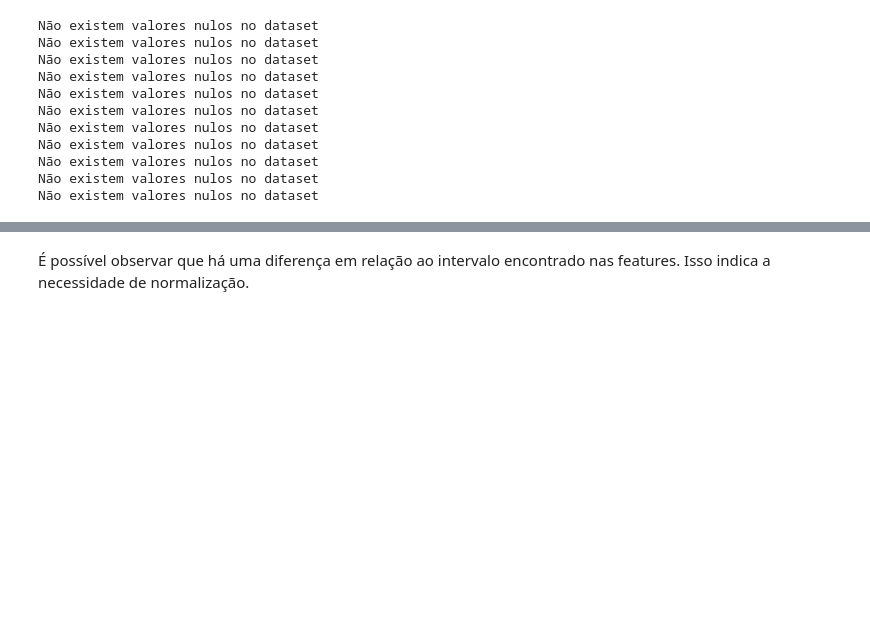
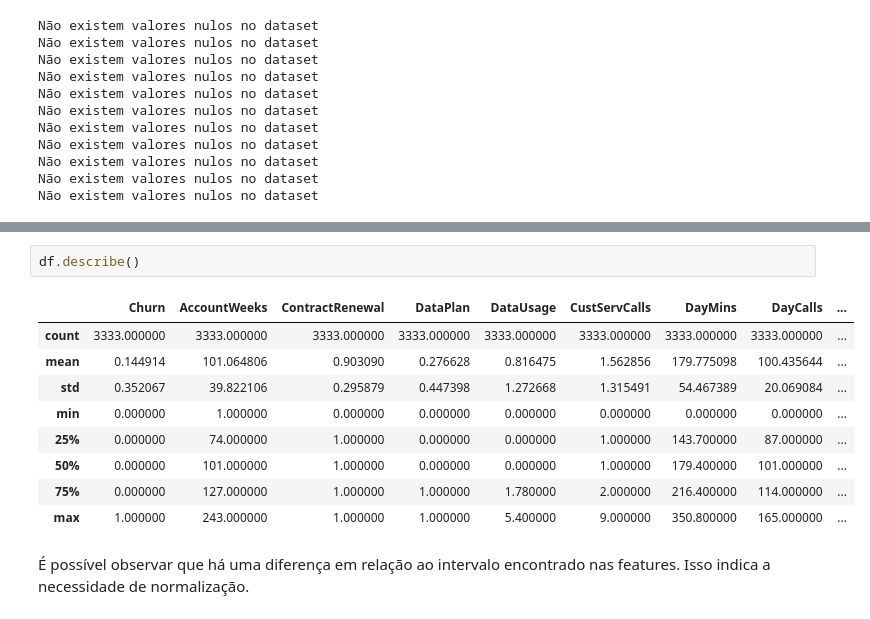
Before and after one commit to Alves-Eduarda/modelos, a Jupyter notebook: documentacao/CRISP - DM/2.Entedimento dos dados/EDA.ipynb, the cells around one changed output, grey strips where cells are left out. Cells and saved outputs as stored; diff of their text form; blank space fills up the shorter version.

```diff
--- a/documentacao/CRISP - DM/2.Entedimento dos dados/EDA.ipynb
+++ b/documentacao/CRISP - DM/2.Entedimento dos dados/EDA.ipynb
@@ -89,3 +85,15 @@ RoamMins - 3171 valores duplicados
+# %%
+df.describe()
+# %% [output]
+|  | Churn | AccountWeeks | ContractRenewal | DataPlan | DataUsage | CustServCalls | DayMins | DayCalls | ... |
+| count | 3333.000000 | 3333.000000 | 3333.000000 | 3333.000000 | 3333.000000 | 3333.000000 | 3333.000000 | 3333.000000 | ... |
+| mean | 0.144914 | 101.064806 | 0.903090 | 0.276628 | 0.816475 | 1.562856 | 179.775098 | 100.435644 | ... |
+| std | 0.352067 | 39.822106 | 0.295879 | 0.447398 | 1.272668 | 1.315491 | 54.467389 | 20.069084 | ... |
+| min | 0.000000 | 1.000000 | 0.000000 | 0.000000 | 0.000000 | 0.000000 | 0.000000 | 0.000000 | ... |
+| 25% | 0.000000 | 74.000000 | 1.000000 | 0.000000 | 0.000000 | 1.000000 | 143.700000 | 87.000000 | ... |
+| 50% | 0.000000 | 101.000000 | 1.000000 | 0.000000 | 0.000000 | 1.000000 | 179.400000 | 101.000000 | ... |
+| 75% | 0.000000 | 127.000000 | 1.000000 | 1.000000 | 1.780000 | 2.000000 | 216.400000 | 114.000000 | ... |
+| max | 1.000000 | 243.000000 | 1.000000 | 1.000000 | 5.400000 | 9.000000 | 350.800000 | 165.000000 | ... |
 # %% [markdown]
 É possível observar que há uma diferença em relação ao intervalo encontrado nas features. Isso indica a necessidade de normalização.
 # %% [markdown]
```
Also changed, not shown: parts of 9 cells of this notebook, 6 other files.
